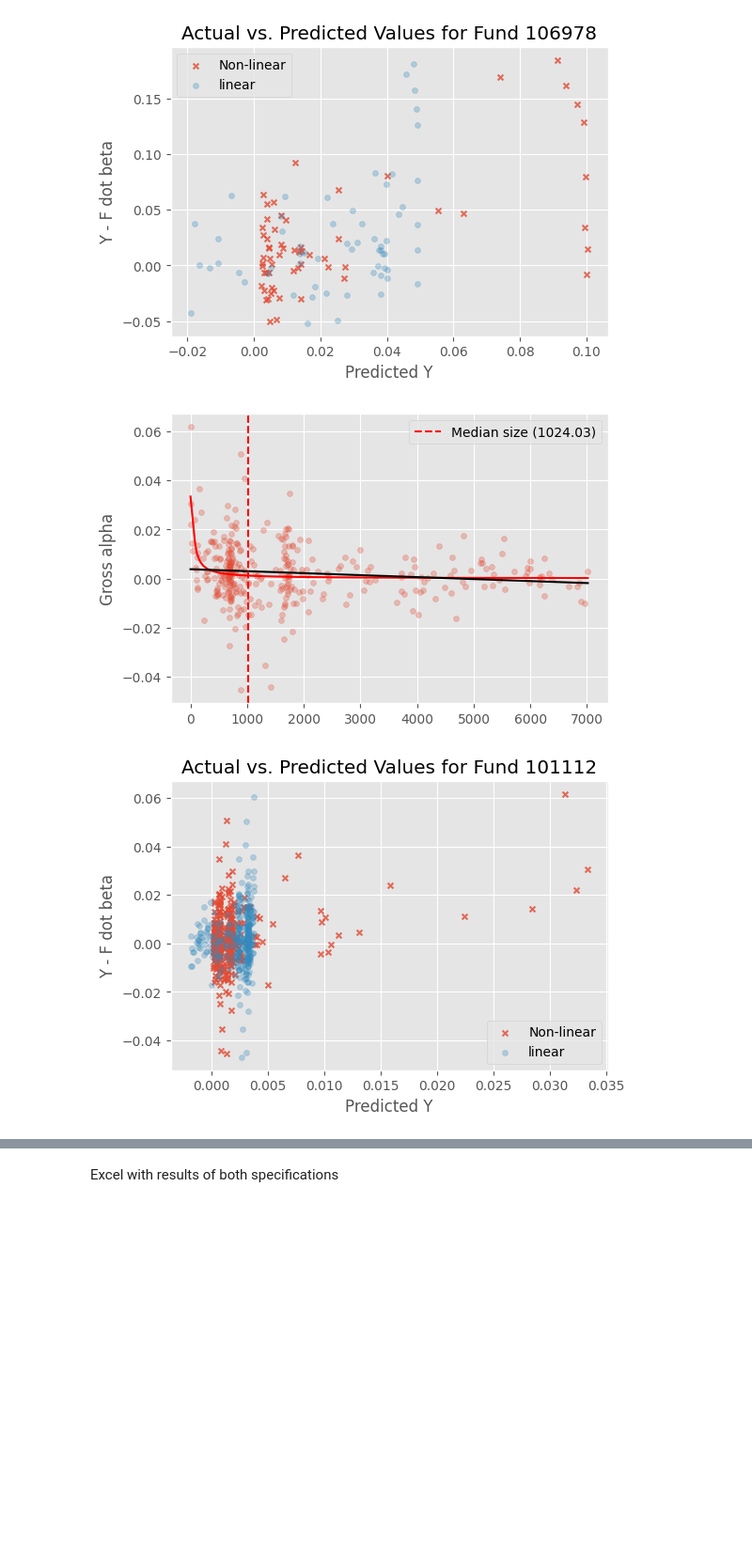
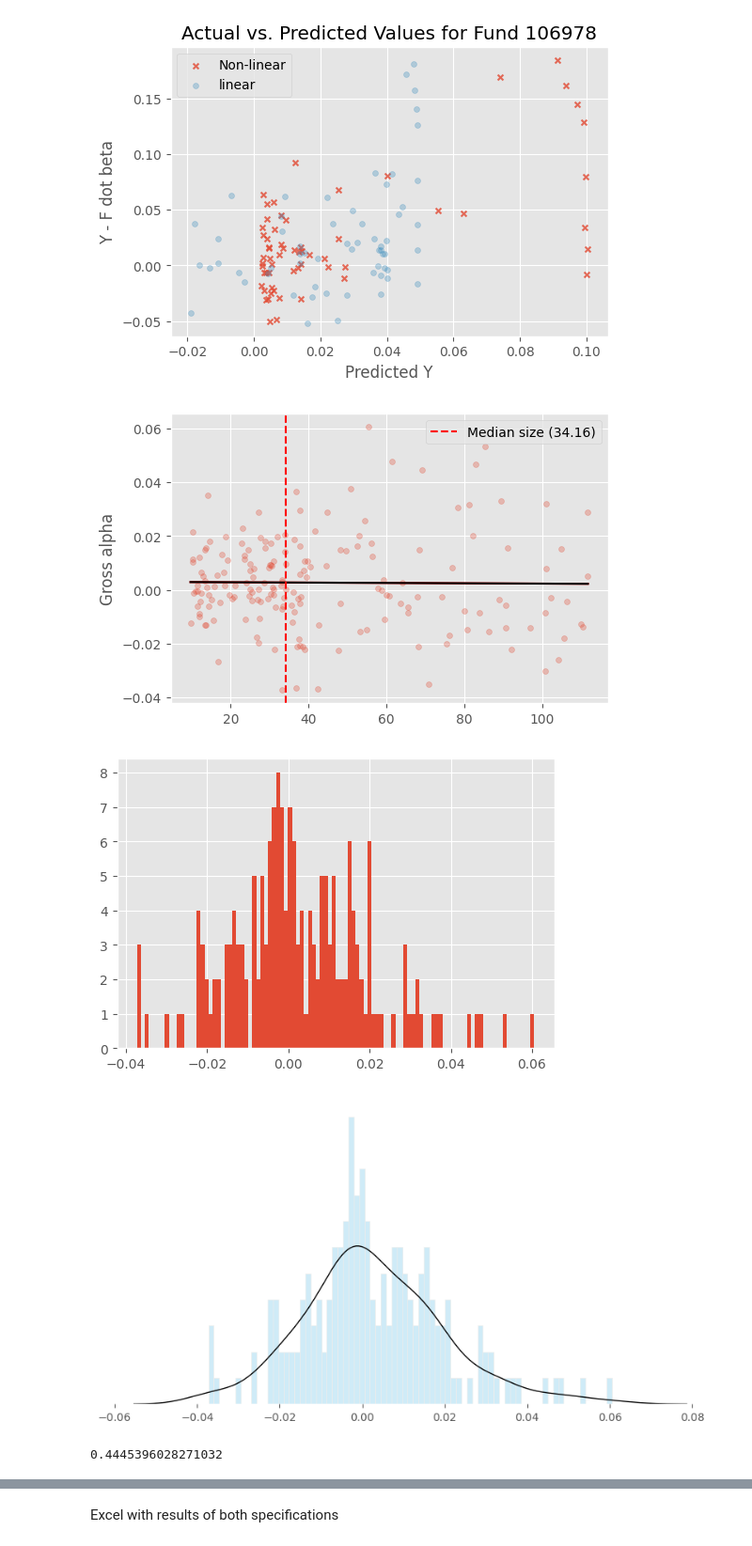
Before and after one commit to DavidSandovalRodriguez/Fund-Kink-Smoothing, a Jupyter notebook: WorkingNotebook_linBase.ipynb, the cells around one changed output, grey strips where cells are left out. Shown at 94% size. Saved outputs shown, nothing was run; the diff lists cells and outputs as text; code cells hidden in the pictures; blank space fills up the shorter version.

```diff
--- a/WorkingNotebook_linBase.ipynb
+++ b/WorkingNotebook_linBase.ipynb
@@ -565,7 +615,9 @@ plot_fit_fund_li_nolin_subsBeta(106978)
 [figure]
 [figure]
 # %%
-plot_fit_fund_li_nolin_subsBeta(101112)
+plot_fit_fund_li_nolin_subsBeta(101557)
 # %% [output]
-[figure, old version]
+[figure, new version]
-[figure, old version]
+[figure, new version]
+[figure, added]
+0.4445396028271032
```
Also changed, not shown: parts of 38 cells of this notebook, 5 other files.
